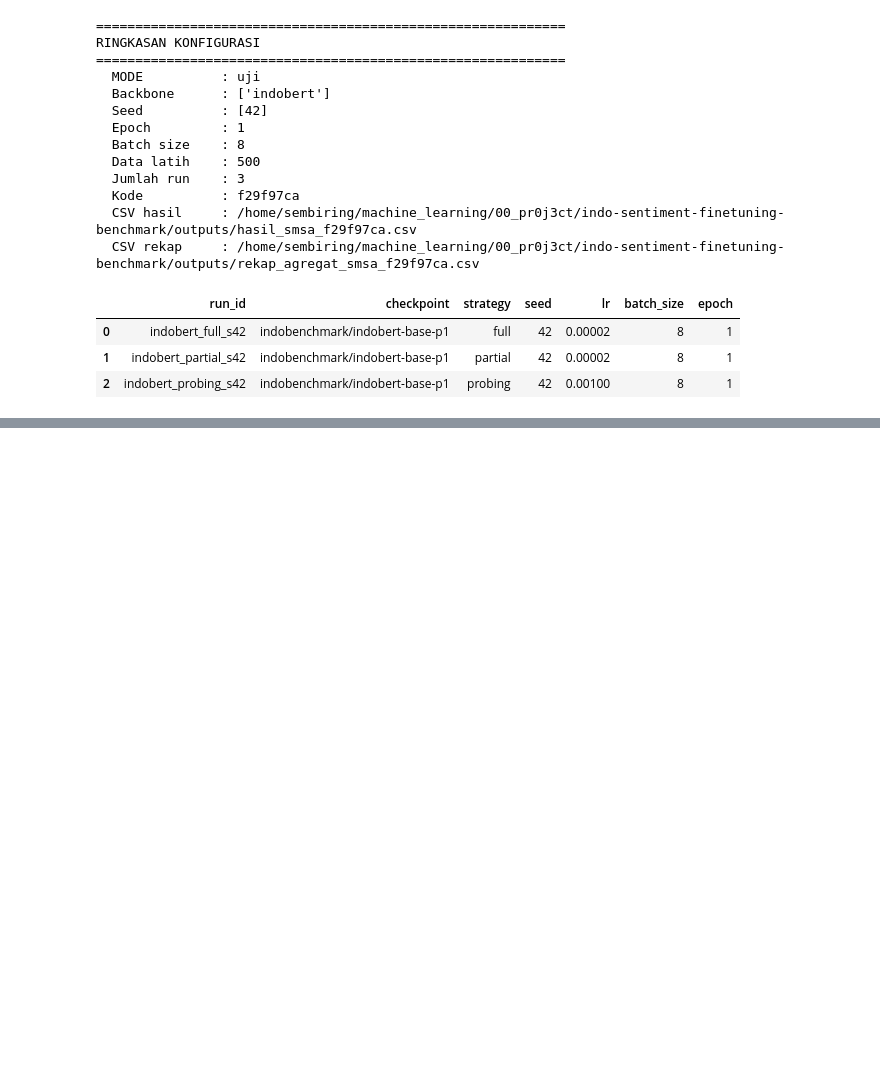
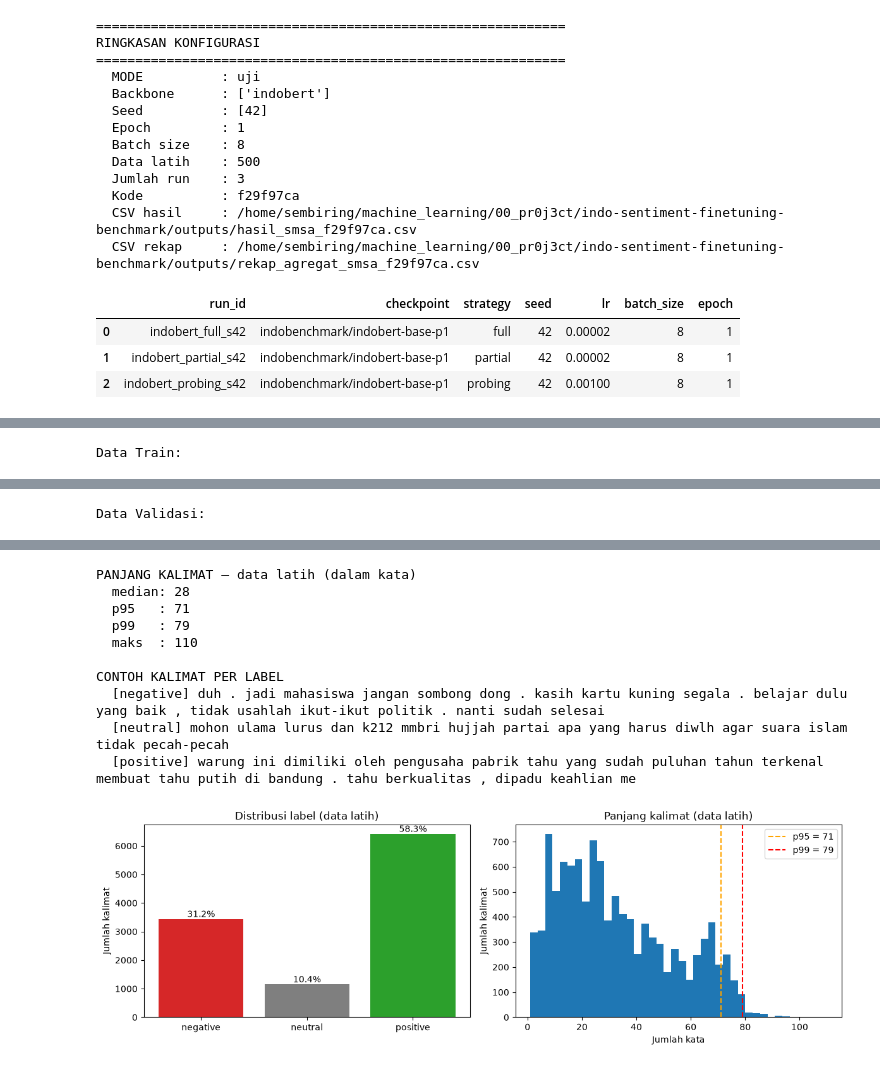
Before and after one commit to PrimaSembiring/indo-sentiment-finetuning-benchmark, a Jupyter notebook: notebooks/finetuning_benchmark_smsa.ipynb, the cells around one changed output, grey strips where cells are left out. Drawn from its saved outputs; the diff is of its cells as text; code cells hidden in the pictures; blank space fills up the shorter version.

Commit message:
feat(data): unduh dan bersihkan dataset SmSA

```diff
--- a/notebooks/finetuning_benchmark_smsa.ipynb
+++ b/notebooks/finetuning_benchmark_smsa.ipynb
@@ -340,0 +439,68 @@ RINGKASAN KONFIGURASI
+# %%
+def tabel_distribusi_label(df):
+    jumlah_per_label = df["label"].value_counts()
+    tabel = pd.DataFrame({
+        "jumlah": jumlah_per_label,
+        "persen": (jumlah_per_label / len(df) * 100).round(1),
+    })
+    tabel = tabel.reindex(LABEL_LIST)
+    return tabel
+
+
+def hitung_jumlah_kata(df):
+    kata_per_kalimat = df["text"].str.split()
+    return kata_per_kalimat.str.len()
+
+
+def ringkas_panjang_kalimat(jumlah_kata):
+    return {
+        "median": float(np.median(jumlah_kata)),
+        "p95": float(np.percentile(jumlah_kata, 95)),
+        "p99": float(np.percentile(jumlah_kata, 99)),
+        "maks": int(jumlah_kata.max()),
+    }
+
+
+# Distribusi label
+print("Data Train:")
+display(tabel_distribusi_label(data_latih_mentah))
+print("\nData Validasi:")
+display(tabel_distribusi_label(data_valid_mentah))
+
+# Panjang kalimat
+jumlah_kata_latih = hitung_jumlah_kata(data_latih_mentah)
+statistik_panjang = ringkas_panjang_kalimat(jumlah_kata_latih)
+print("PANJANG KALIMAT — data latih (dalam kata)")
+for nama, nilai in statistik_panjang.items():
+    print(f"  {nama:<6}: {nilai:.0f}")
+
+# Contoh kalimat per label
+print("\nCONTOH KALIMAT PER LABEL")
+for nama_label in LABEL_LIST:
+    baris_label = data_latih_mentah[data_latih_mentah["label"] == nama_label]
+    contoh_teks = baris_label["text"].iloc[0]
+    print(f"  [{nama_label}] {contoh_teks[:150]}")
+
+
+# visualisasi
+fig, axes = plt.subplots(1, 2, figsize=(12, 4))
+distribusi_latih = tabel_distribusi_label(data_latih_mentah)
+axes[0].bar(distribusi_latih.index, distribusi_latih["jumlah"], color=["#d62728", "#7f7f7f", "#2ca02c"])
+axes[0].set_title("Distribusi label (data latih)")
+axes[0].set_ylabel("Jumlah kalimat")
+for posisi, (jumlah, persen) in enumerate(zip(distribusi_latih["jumlah"], distribusi_latih["persen"])):
+    axes[0].text(posisi, jumlah, f"{persen}%", ha="center", va="bottom")
+
+axes[1].hist(jumlah_kata_latih, bins=40, color="#1f77b4")
+axes[1].axvline(statistik_panjang["p95"], color="orange", linestyle="--", label=f"p95 = {statistik_panjang['p95']:.0f}")
+axes[1].axvline(statistik_panjang["p99"], color="red", linestyle="--", label=f"p99 = {statistik_panjang['p99']:.0f}")
+axes[1].set_title("Panjang kalimat (data latih)")
+axes[1].set_xlabel("Jumlah kata")
+axes[1].set_ylabel("Jumlah kalimat")
+axes[1].legend()
+
+plt.tight_layout()
+plt.savefig(FIGURES_DIR / "eda_smsa.png", dpi=150, bbox_inches="tight")
+plt.show()
+# %% [output]
+Data Train:
@@ -340,0 +512 @@ RINGKASAN KONFIGURASI
+Data Validasi:
@@ -340,0 +518,11 @@ RINGKASAN KONFIGURASI
+PANJANG KALIMAT — data latih (dalam kata)
+  median: 28
+  p95   : 71
+  p99   : 79
+  maks  : 110
+
+CONTOH KALIMAT PER LABEL
+  [negative] duh . jadi mahasiswa jangan sombong dong . kasih kartu kuning segala . belajar dulu yang baik , tidak usahlah ikut-ikut politik . nanti sudah selesai
+  [neutral] mohon ulama lurus dan k212 mmbri hujjah partai apa yang harus diwlh agar suara islam tidak pecah-pecah
+  [positive] warung ini dimiliki oleh pengusaha pabrik tahu yang sudah puluhan tahun terkenal membuat tahu putih di bandung . tahu berkualitas , dipadu keahlian me
+[figure, added]
```
Also changed, not shown: parts of 14 cells of this notebook.
